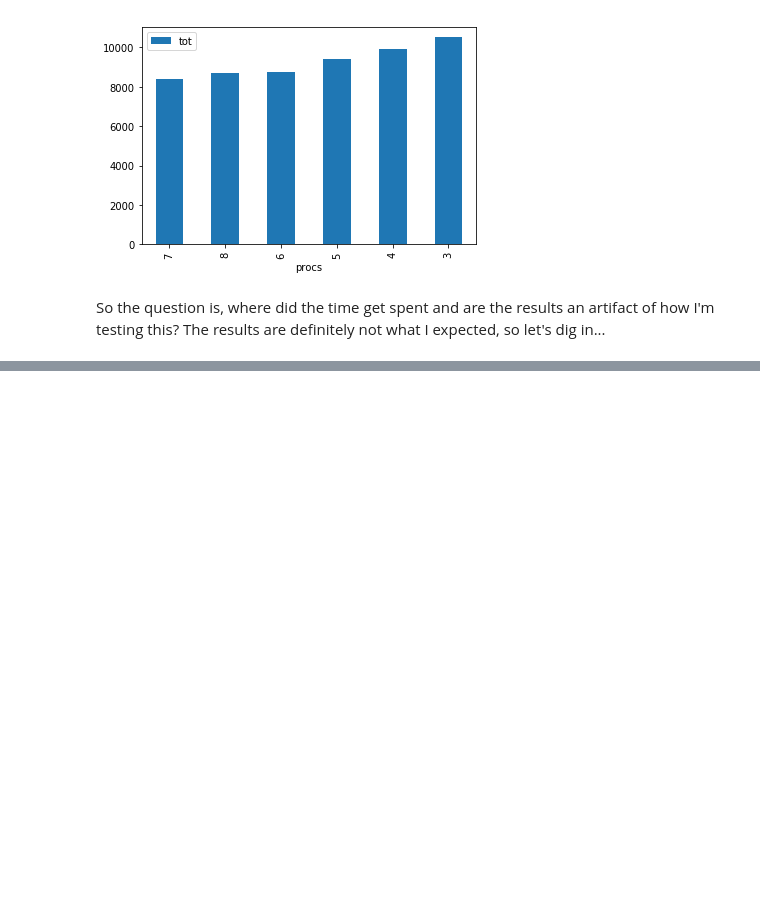
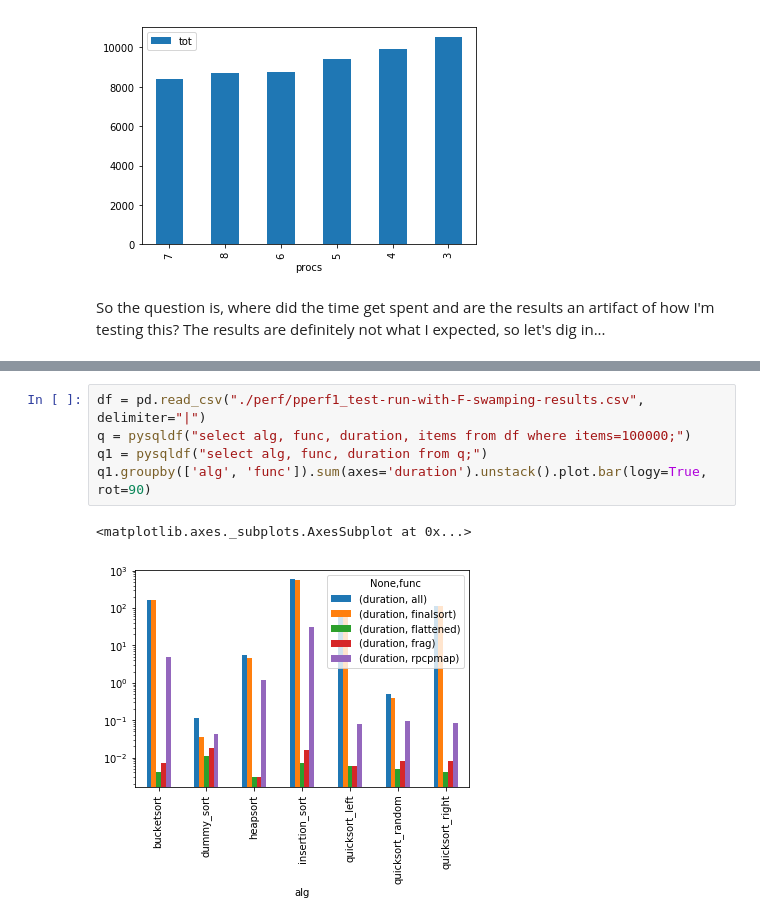
Before and after one commit to ToddG/experimental, a Jupyter notebook: interview-questions/glassdoor/sorting/erlang/sortz/docs/parallel_sorting_analysis.ipynb, the cells around one changed output, grey strips where cells are left out. Cells and saved outputs as stored; diff of their text form; blank space fills up the shorter version.

```diff
--- a/interview-questions/glassdoor/sorting/erlang/sortz/docs/parallel_sorting_analysis.ipynb
+++ b/interview-questions/glassdoor/sorting/erlang/sortz/docs/parallel_sorting_analysis.ipynb
@@ -71,0 +76,8 @@ So the question is, where did the time get spent and are the results an artifact
+# %%
+df = pd.read_csv("./perf/pperf1_test-run-with-F-swamping-results.csv", delimiter="|")
+q = pysqldf("select alg, func, duration, items from df where items=100000;")
+q1 = pysqldf("select alg, func, duration from q;")
+q1.groupby(['alg', 'func']).sum(axes='duration').unstack().plot.bar(logy=True, rot=90)
+# %% [output]
+<matplotlib.axes._subplots.AxesSubplot at 0x...>
+[figure, added]
```
Also changed, not shown: parts of 12 cells of this notebook, 2 other files.
